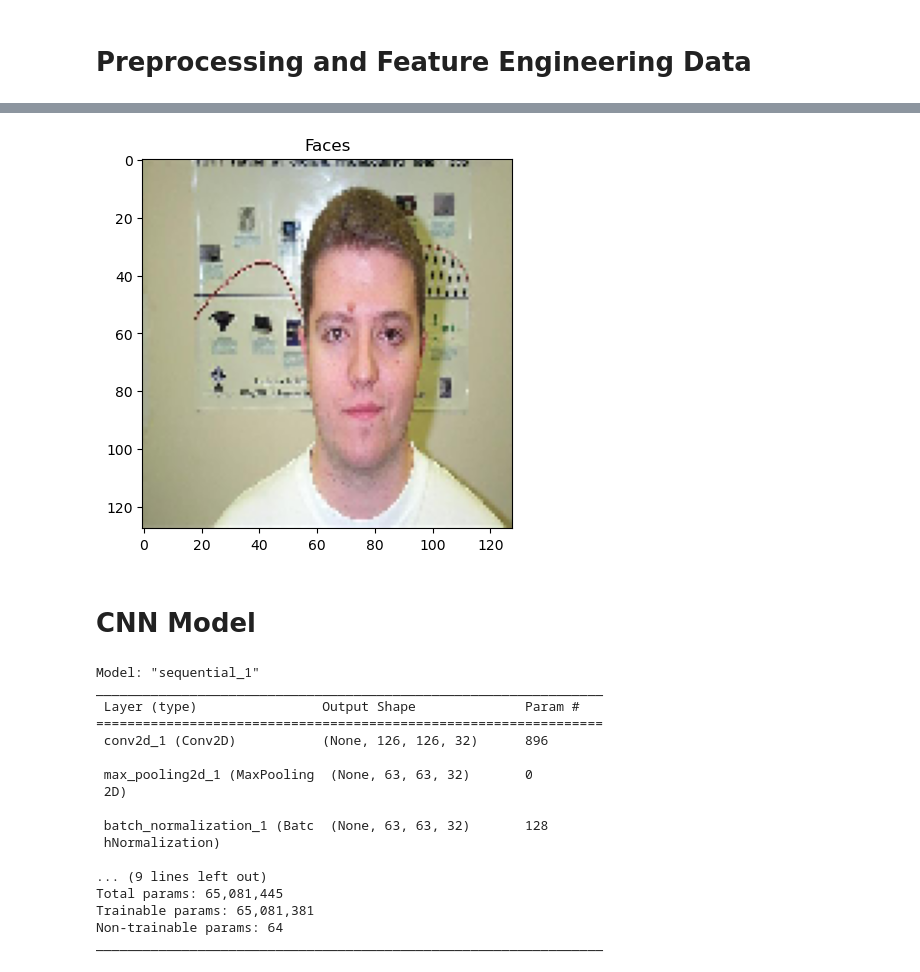
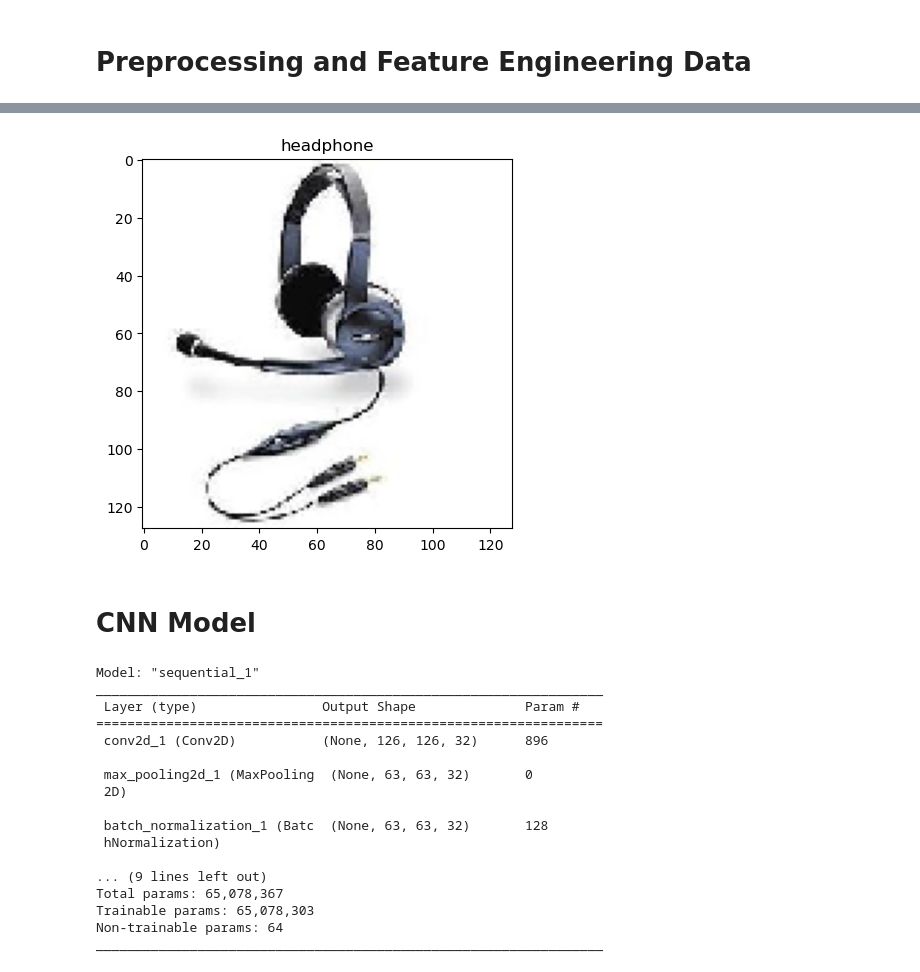
Before and after one commit to MrLFW/deeplearningcw, a Jupyter notebook: CNN laptop version fix overfitting.ipynb, the cells around one changed output, grey strips where cells are left out. Saved outputs shown, nothing was run; the diff lists cells and outputs as text; code cells hidden in the pictures.

```diff
--- a/CNN laptop version fix overfitting.ipynb
+++ b/CNN laptop version fix overfitting.ipynb
@@ -14,4 +20,5 @@ directory = "caltech-101/101_ObjectCategories"
 img_height = 128
 img_width = 128
 
-images, labels, class_names = load_images_and_labels(directory, img_height, img_width)
+exclude_classes = {"airplanes", "Motorbikes", "Faces", "Faces_easy", "watch", "Leopards"}
+images, labels, class_names = load_images_and_labels_without_outliers(directory, img_height, img_width, exclude_classes)
@@ -78,0 +45,7 @@ y_test shape: (1736,)
+# %%
+# show a random image
+show_images = images / 255.0
+index = random.randint(0, len(show_images))
+plt.imshow(show_images[index])
+plt.title(class_names[labels[index]])
+plt.show()
@@ -99,11 +160,11 @@ array([[[0.35686275, 0.34117648, 0.29411766],
 # %%
-# show a random image
-index = random.randint(0, len(x_train))
-plt.imshow(x_train[index])
-plt.title(class_names[y_train[index]])
+# show a random augmented image
+index = random.randint(0, len(show_images))
+plt.imshow(balanced_images[index])
+plt.title(class_names[balanced_labels[index]])
 plt.show()
 # %% [output]
-[figure, old version]
+[figure, new version]
 # %% [markdown]
 # CNN Model
 # %%
@@ -133,8 +194,8 @@ _________________________________________________________________
  hNormalization)
 
 ... (9 lines left out)
-Total params: 65,081,445
-Trainable params: 65,081,381
+Total params: 65,078,367
+Trainable params: 65,078,303
 Non-trainable params: 64
 _________________________________________________________________
 # %%
```
Also changed, not shown: parts of 38 cells of this notebook, 2 other files.
